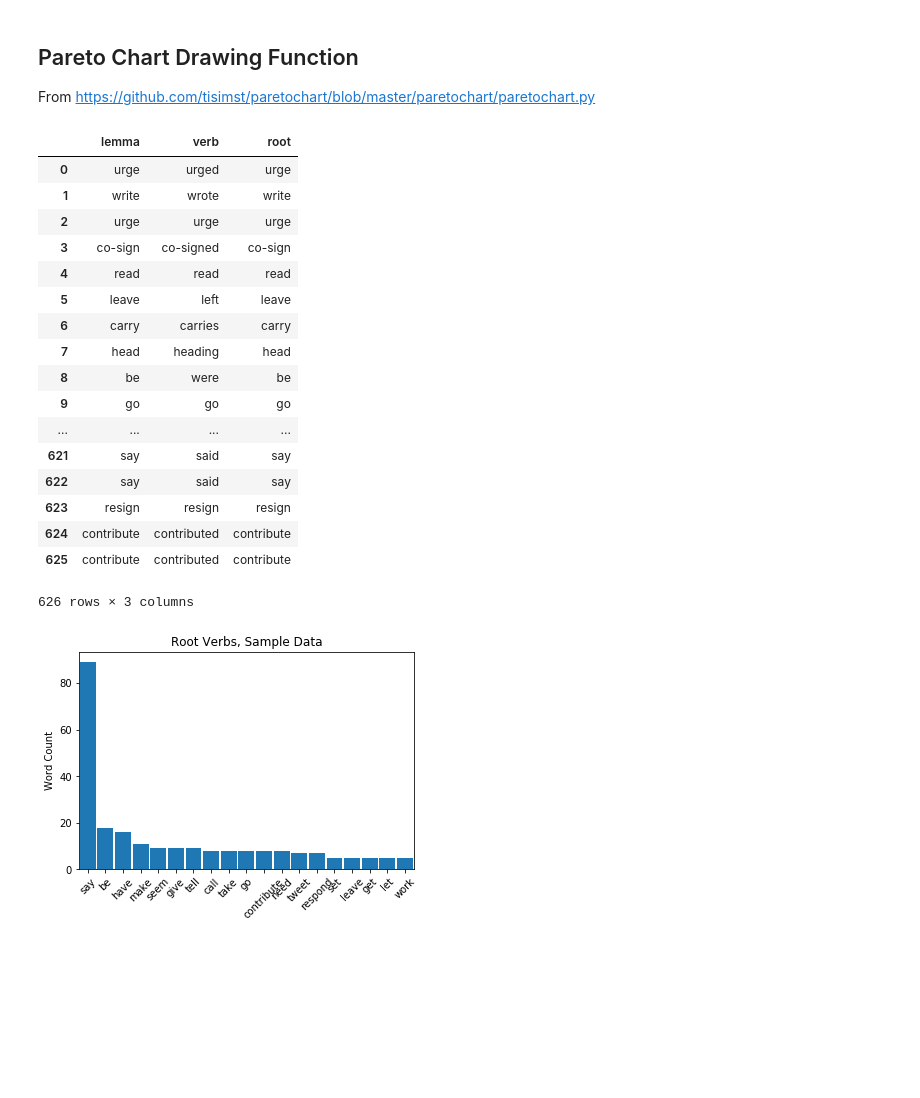
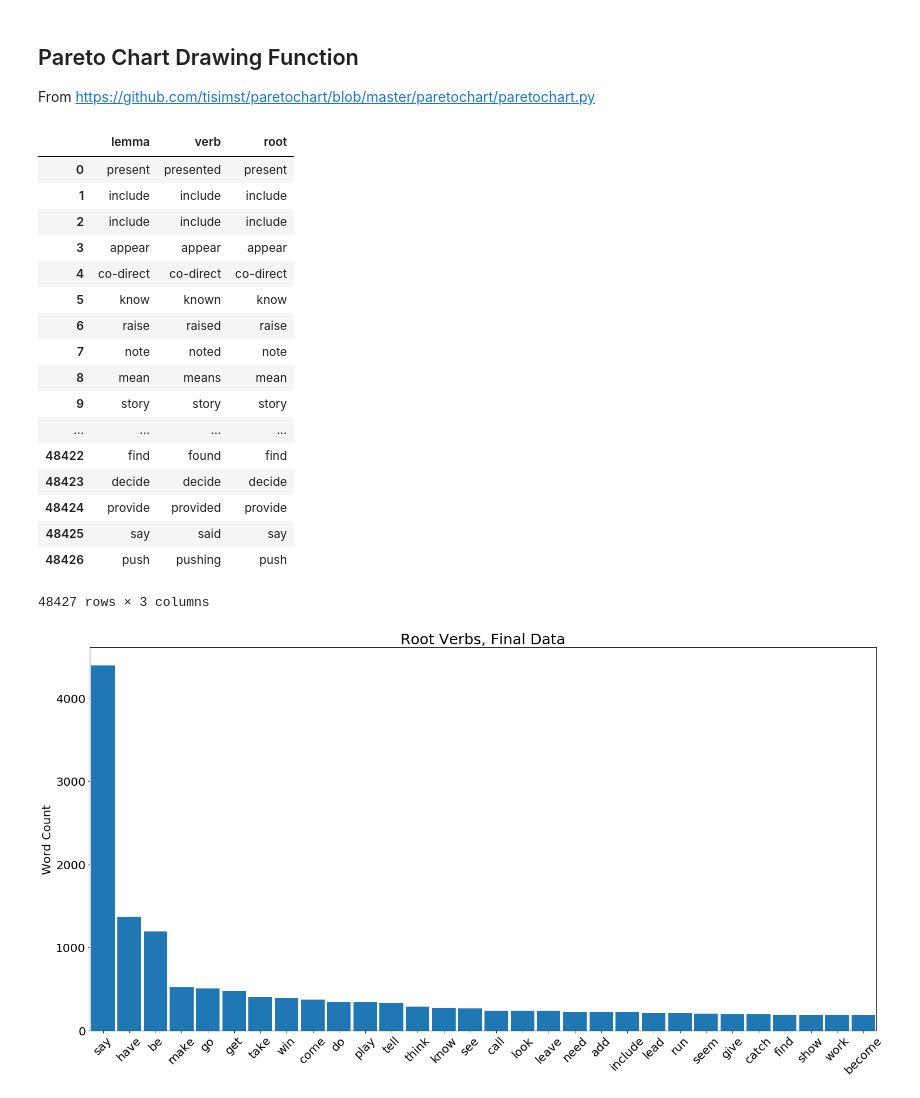
Before and after one commit to Amishab/Capstone-Project-Group-2, a Jupyter notebook: EDA_scripts/python/verb_pareto.ipynb, the cells around one changed output. Cells and saved outputs as stored; diff of their text form; code cells hidden in the pictures; blank space fills up the shorter version.

Commit message:
root verbs, final data

```diff
--- a/EDA_scripts/python/verb_pareto.ipynb
+++ b/EDA_scripts/python/verb_pareto.ipynb
@@ -161,9 +161,9 @@ def pareto(data, labels=[], cumplot=True, axes=None, limit=1.0,
     if axes:
         plt.sca(axes)
         ax1 = axes
-        fig = plt.gcf()
+        fig = plt.gcf().set_size_inches(24, 12)
     else:
-        fig = plt.gcf()
+        fig = plt.gcf().set_size_inches(24, 12)
         ax1 = plt.gca()
 
     # create the second axis
@@ -251,62 +251,48 @@ def test():
     plt.show()
 # %%
 # read root verb data from json file
-df = pd.read_json('caliNewsPaper_verbList.json', orient='records')
+df = pd.read_json('Final_filteredNews_verb_list.json', orient='records')
 
 # create new column of mixed-case lemmas converted to lower case; call it "root"
 df['root'] = df['lemma'].str.lower()
 df
 # %% [output]
 |  | lemma | verb | root |
-| 0 | urge | urged | urge |
-| 1 | write | wrote | write |
-| 2 | urge | urge | urge |
-| 3 | co-sign | co-signed | co-sign |
-| 4 | read | read | read |
-| 5 | leave | left | leave |
-| 6 | carry | carries | carry |
-| 7 | head | heading | head |
-| 8 | be | were | be |
-| 9 | go | go | go |
+| 0 | present | presented | present |
+| 1 | include | include | include |
+| 2 | include | include | include |
+| 3 | appear | appear | appear |
+| 4 | co-direct | co-direct | co-direct |
+| 5 | know | known | know |
+| 6 | raise | raised | raise |
+| 7 | note | noted | note |
+| 8 | mean | means | mean |
+| 9 | story | story | story |
 | ... | ... | ... | ... |
-| 621 | say | said | say |
-| 622 | say | said | say |
-| 623 | resign | resign | resign |
-| 624 | contribute | contributed | contribute |
-| 625 | contribute | contributed | contribute |
+| 48422 | find | found | find |
+| 48423 | decide | decide | decide |
+| 48424 | provide | provided | provide |
+| 48425 | say | said | say |
+| 48426 | push | pushing | push |
-626 rows × 3 columns
+48427 rows × 3 columns
 # %%
 # Create Pareto chart using value counts of series "root."  In the Pareto
 # chart, the count of each verb is represented by the height of its bar.
 # The verb counts are in a list called "data" (no pre-sorting necessary).
 data = df['root'].value_counts().tolist()
 
 # The verbs are in a list called "labels" in
 # the same order as their counts in "data."
 labels = df['root'].value_counts().keys().tolist()
 
-# create a grid of subplots
-# fig,axes = plt.subplots(2, 2)
+# plot data and associate with labels
+fig, ax1 = pareto(data, labels, cumplot=False, limit=0.30)
+ax1.set_ylabel('Word Count', fontsize=20)
 
-# plot first with just data
-# pareto(data, axes=axes[0, 0])
-# plt.title('Basic chart without labels', fontsize=10)
-
-# plot data and associate with labels
-fig, ax1 = pareto(data, labels, cumplot=False, limit=0.38) # limit=0.35
-ax1.set_ylabel('Word Count')
-
-# make manual adjustments to the y-axes
-# ax1.set_ylim(top=201)
-# ax1.set_yticks(range(0,201,20))
-# ax2.set_ylim(top=int((100*(201/sum(data)))))
-# ax2.set_yticks(range(0,int(100*(201/sum(data))),20))
-# doesn't work:  ax1.set_xticklabels(rotation=45)
-
-plt.title('Root Verbs, Sample Data', fontsize=12)
+plt.title('Root Verbs, Final Data', fontsize=25)
+ax1.tick_params(axis='both', which='major', labelsize=20)
 
 plt.savefig('verb_pareto.png', bbox_inches='tight')
 plt.show()
-plt.close(fig)
 # %% [output]
-[figure, old version]
+[figure, new version]
```
Also changed, not shown: 1 other file.
